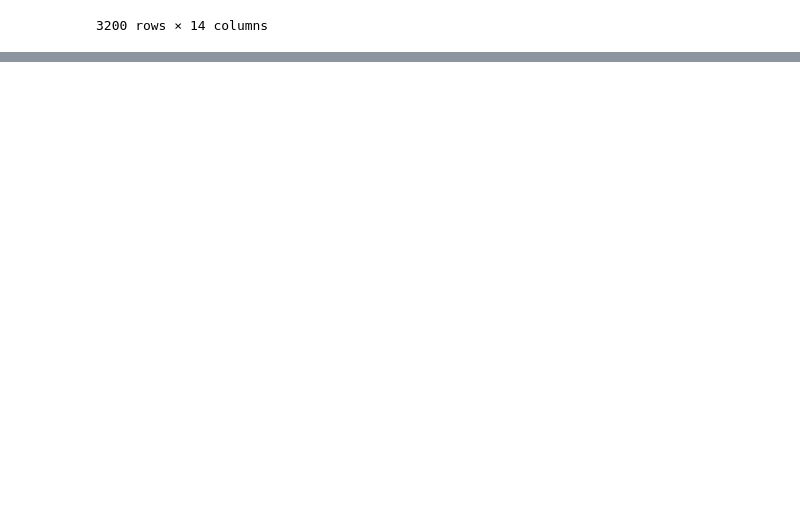
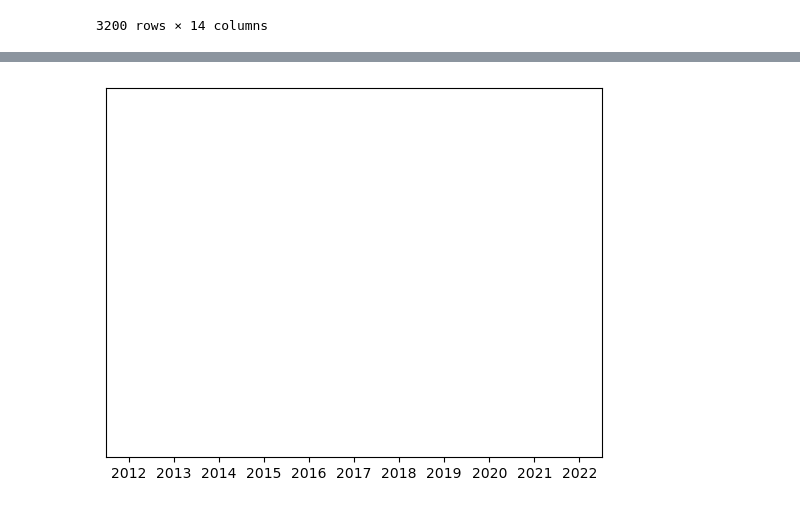
Before and after one commit to Tylerwilliams3644/Bootcamp-Project-1, a Jupyter notebook: Working Code/Income by State/income_by_state.ipynb, the cells around one changed output, grey strips where cells are left out. Saved outputs shown, nothing was run; the diff lists cells and outputs as text; code cells hidden in the pictures; blank space fills up the shorter version.

Commit message:
starting on charts

```diff
--- a/Working Code/Income by State/income_by_state.ipynb
+++ b/Working Code/Income by State/income_by_state.ipynb
@@ -143,0 +124,11 @@ TypeError: unsupported operand type(s) for |: 'str' and 'str'
+# %%
+#income_by_state = income_by_state.set_index("Location")
+desired_years = "2012", "2013", "2014", "2015", "2016", "2017", "2018", "2019", "2020", "2021", "2022"
+x_axis = desired_years
+y_axis = income_by_state.loc['Texas',["2012", "2013", "2014", "2015", "2016", "2017", "2018", "2019", "2020", "2021", "2022"]]
+
+plt.plot(x_axis, y_axis)
+plt.ylim(1142880000, 1879419999)
+plt.show()
+# %% [output]
+[figure, added]
```
Also changed, not shown: parts of 7 cells of this notebook.
